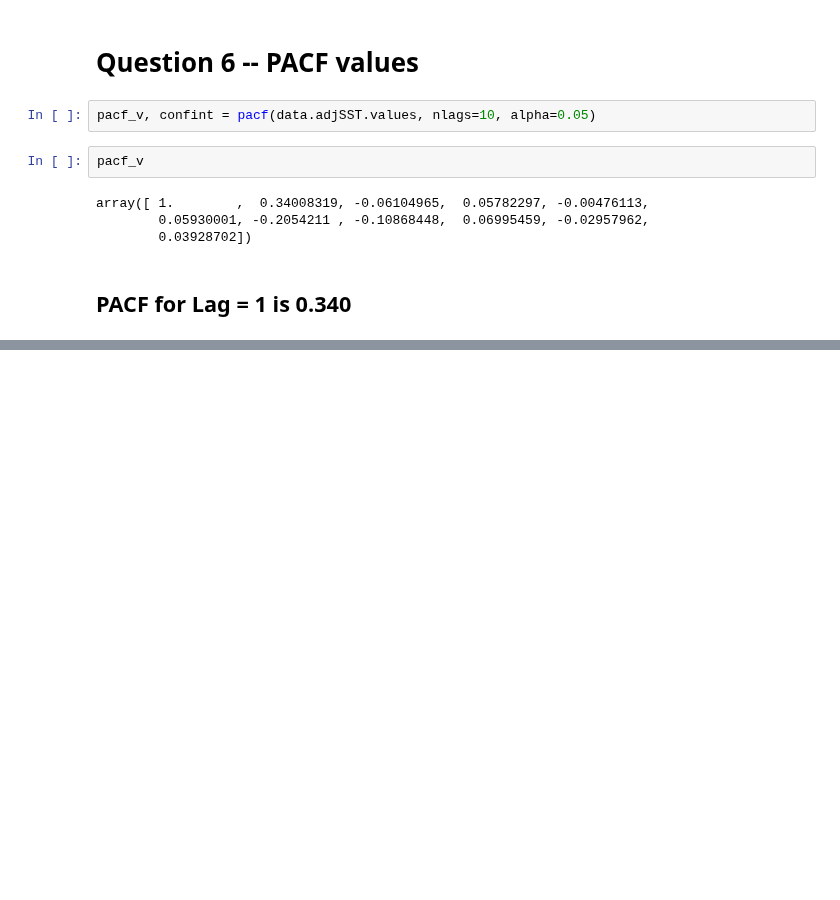
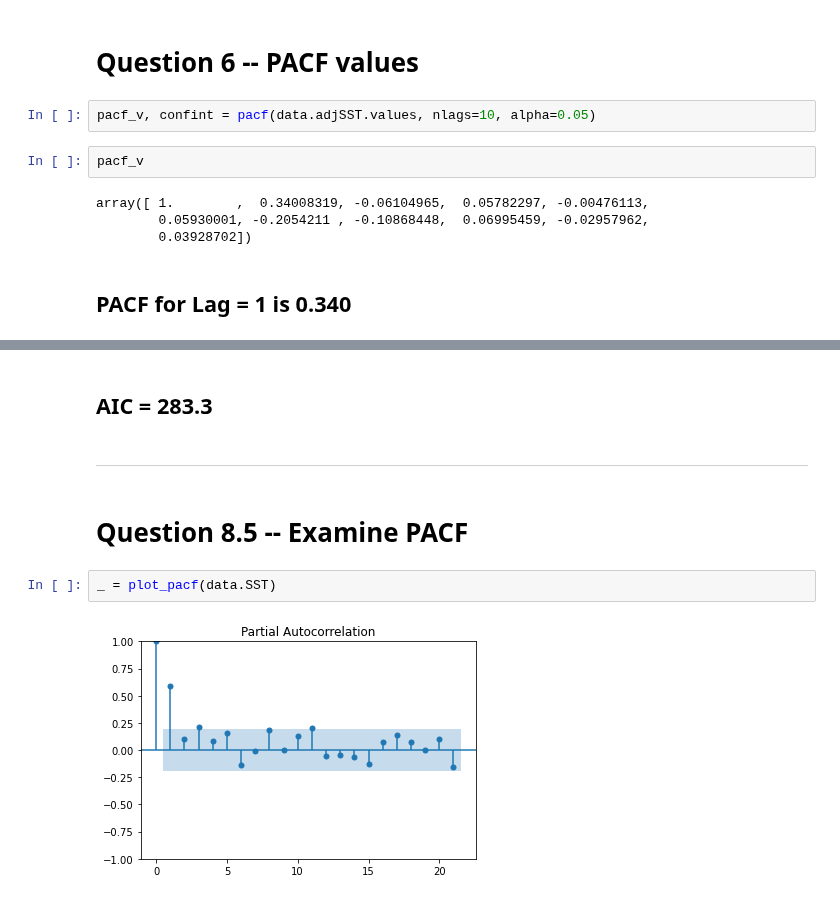
Before and after one commit to profxj/ocea200, a Jupyter notebook: OCEA-267/ProblemSets/ProblemSet4.ipynb, the cells around one changed output, grey strips where cells are left out. Drawn from its saved outputs; the diff is of its cells as text; blank space fills up the shorter version.

```diff
--- a/OCEA-267/ProblemSets/ProblemSet4.ipynb
+++ b/OCEA-267/ProblemSets/ProblemSet4.ipynb
@@ -192,0 +249,10 @@ array([ 1.        ,  0.34008319, -0.06104965,  0.05782297, -0.00476113,
+# %% [markdown]
+## AIC = 283.3
+# %% [markdown]
+----
+# %% [markdown]
+# Question 8.5 -- Examine PACF
+# %%
+_ = plot_pacf(data.SST)
+# %% [output]
+[figure, added]
```
Also changed, not shown: parts of 9 cells of this notebook, 7 other files.
